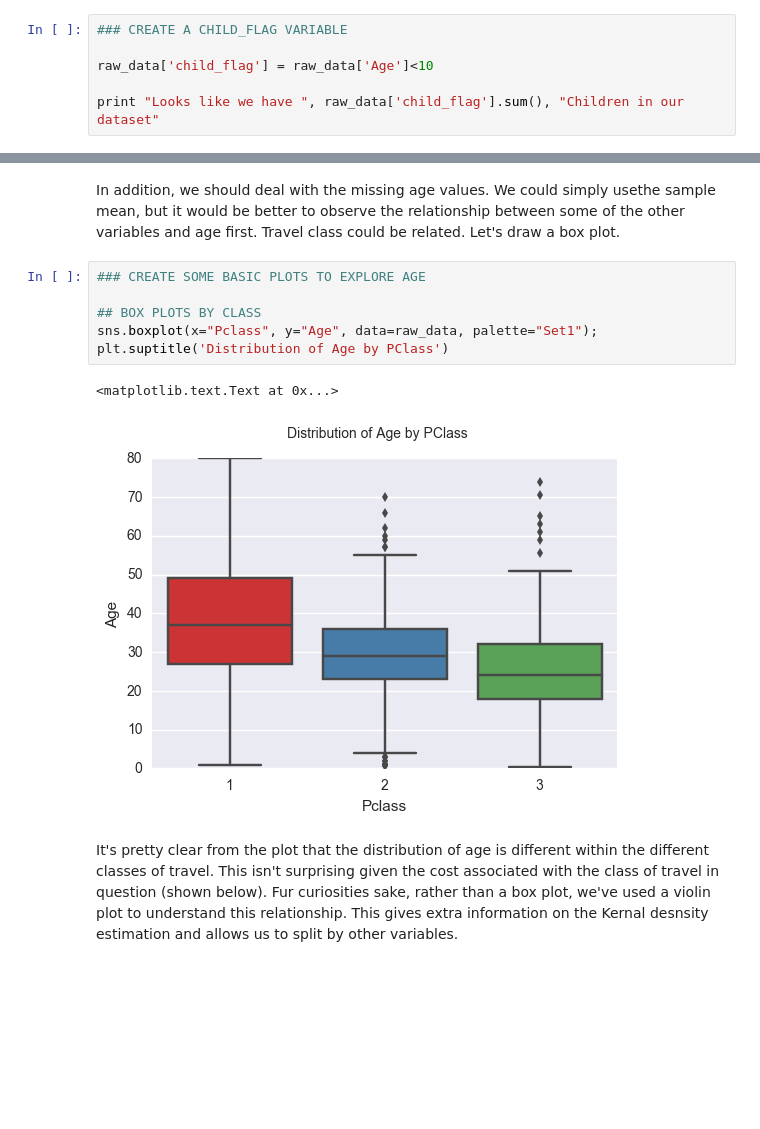
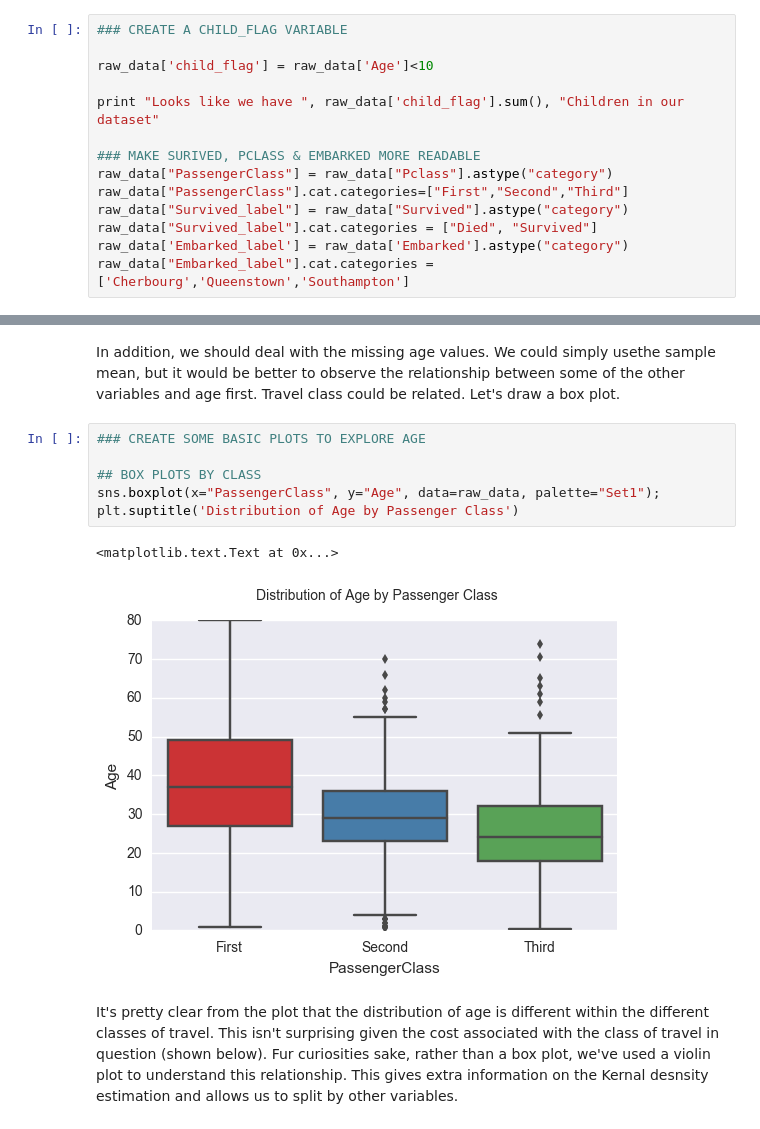
Before and after one commit to Dimantarian/UdacityNanoDegreeDataAnalysis, a Jupyter notebook: P2 Investigate a dataset - The TItanic.ipynb, the cells around one changed output, grey strips where cells are left out. Drawn from its saved outputs; the diff is of its cells as text; blank space fills up the shorter version.

Commit message:
added friendly labels for some of the encoded vars

```diff
--- a/P2 Investigate a dataset - The TItanic.ipynb
+++ b/P2 Investigate a dataset - The TItanic.ipynb
@@ -149,6 +151,14 @@ Our first point of order should be to define our child flag for those under 10 y
 raw_data['child_flag'] = raw_data['Age']<10
 
 print "Looks like we have ", raw_data['child_flag'].sum(), "Children in our dataset"
+
+### MAKE SURIVED, PCLASS & EMBARKED MORE READABLE
+raw_data["PassengerClass"] = raw_data["Pclass"].astype("category")
+raw_data["PassengerClass"].cat.categories=["First","Second","Third"]
+raw_data["Survived_label"] = raw_data["Survived"].astype("category")
+raw_data["Survived_label"].cat.categories = ["Died", "Survived"]
+raw_data['Embarked_label'] = raw_data['Embarked'].astype("category")
+raw_data["Embarked_label"].cat.categories = ['Cherbourg','Queenstown','Southampton']
 # %% [output]
 Looks like we have  62 Children in our dataset
 # %% [markdown]
@@ -156,12 +166,12 @@ In addition, we should deal with the missing age values. We could simply usethe
 # %%
 ### CREATE SOME BASIC PLOTS TO EXPLORE AGE
 
 ## BOX PLOTS BY CLASS
-sns.boxplot(x="Pclass", y="Age", data=raw_data, palette="Set1");
-plt.suptitle('Distribution of Age by PClass')
+sns.boxplot(x="PassengerClass", y="Age", data=raw_data, palette="Set1");
+plt.suptitle('Distribution of Age by Passenger Class')
 # %% [output]
 <matplotlib.text.Text at 0x...>
-[figure, old version]
+[figure, new version]
 # %% [markdown]
 It's pretty clear from the plot that the distribution of age is different within the different classes of travel. This isn't  surprising given the cost associated with the class of travel in question (shown below). Fur curiosities sake, rather than a box plot, we've used a violin plot to understand this relationship. This gives extra information on the Kernal desnsity estimation and allows us to split by other variables.
 # %%
```
Also changed, not shown: parts of 5 cells of this notebook, 1 other file.
